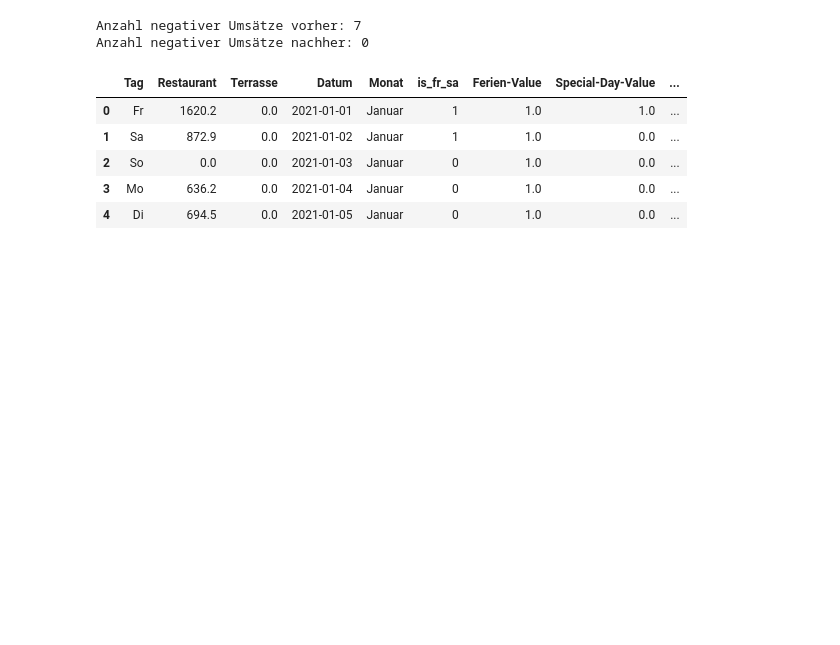
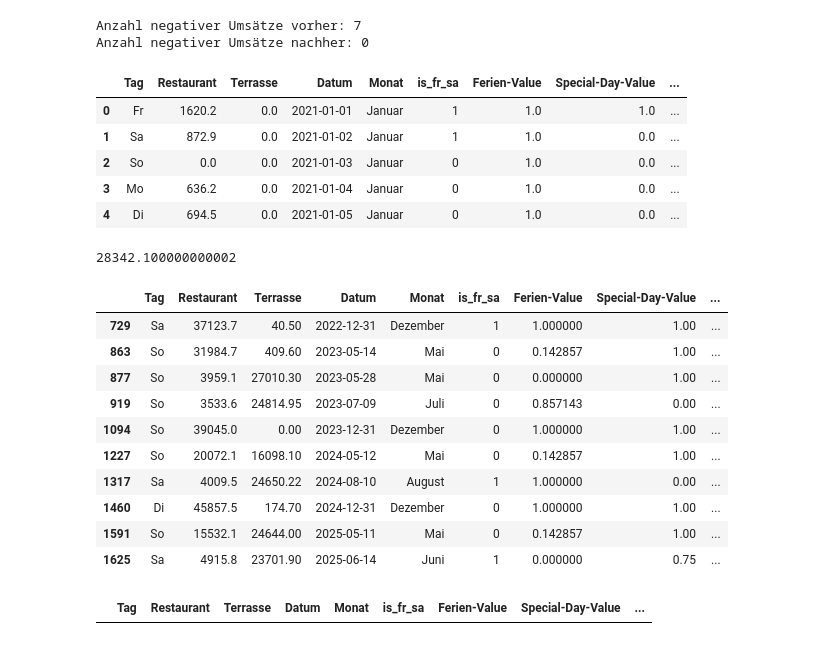
Before and after one commit to Luggias/DSF_Group_Project, a Jupyter notebook: data_handling.ipynb, the cells around one changed output. Saved outputs shown, nothing was run; the diff lists cells and outputs as text; code cells hidden in the pictures; blank space fills up the shorter version.

Commit message:
Trimmed outliers to upper Tukey Fence

```diff
--- a/data_handling.ipynb
+++ b/data_handling.ipynb
@@ -595,3 +595,31 @@ df_merged_2.head()
 | 2 | So | 0.0 | 0.0 | 2021-01-03 | Januar | 0 | 1.0 | 0.0 | ... |
 | 3 | Mo | 636.2 | 0.0 | 2021-01-04 | Januar | 0 | 1.0 | 0.0 | ... |
 | 4 | Di | 694.5 | 0.0 | 2021-01-05 | Januar | 0 | 1.0 | 0.0 | ... |
+# %%
+# Trim the mother's day exception to upper tukey fence
+col = "Tagesumsatz Restaurant"
+
+Q1 = df_merged_2[col].quantile(0.25)
+Q3 = df_merged_2[col].quantile(0.75)
+IQR = Q3 - Q1
+
+upper_tukey_fence = Q3 + 1.5 * IQR
+print(upper_tukey_fence)
+display(df_merged_2[df_merged_2[col] > upper_tukey_fence])
+
+df_merged_2[col] = df_merged_2[col].clip(upper=upper_tukey_fence)
+display(df_merged_2[df_merged_2[col] > upper_tukey_fence])
+# %% [output]
+28342.100000000002
+|  | Tag | Restaurant | Terrasse | Datum | Monat | is_fr_sa | Ferien-Value | Special-Day-Value | ... |
+| 729 | Sa | 37123.7 | 40.50 | 2022-12-31 | Dezember | 1 | 1.000000 | 1.00 | ... |
+| 863 | So | 31984.7 | 409.60 | 2023-05-14 | Mai | 0 | 0.142857 | 1.00 | ... |
+| 877 | So | 3959.1 | 27010.30 | 2023-05-28 | Mai | 0 | 0.000000 | 1.00 | ... |
+| 919 | So | 3533.6 | 24814.95 | 2023-07-09 | Juli | 0 | 0.857143 | 0.00 | ... |
+| 1094 | So | 39045.0 | 0.00 | 2023-12-31 | Dezember | 0 | 1.000000 | 1.00 | ... |
+| 1227 | So | 20072.1 | 16098.10 | 2024-05-12 | Mai | 0 | 0.142857 | 1.00 | ... |
+| 1317 | Sa | 4009.5 | 24650.22 | 2024-08-10 | August | 1 | 1.000000 | 0.00 | ... |
+| 1460 | Di | 45857.5 | 174.70 | 2024-12-31 | Dezember | 0 | 1.000000 | 1.00 | ... |
+| 1591 | So | 15532.1 | 24644.00 | 2025-05-11 | Mai | 0 | 0.142857 | 1.00 | ... |
+| 1625 | Sa | 4915.8 | 23701.90 | 2025-06-14 | Juni | 1 | 0.000000 | 0.75 | ... |
+|  | Tag | Restaurant | Terrasse | Datum | Monat | is_fr_sa | Ferien-Value | Special-Day-Value | ... |
```
Also changed, not shown: parts of 1 cell of this notebook, 2 other files.
